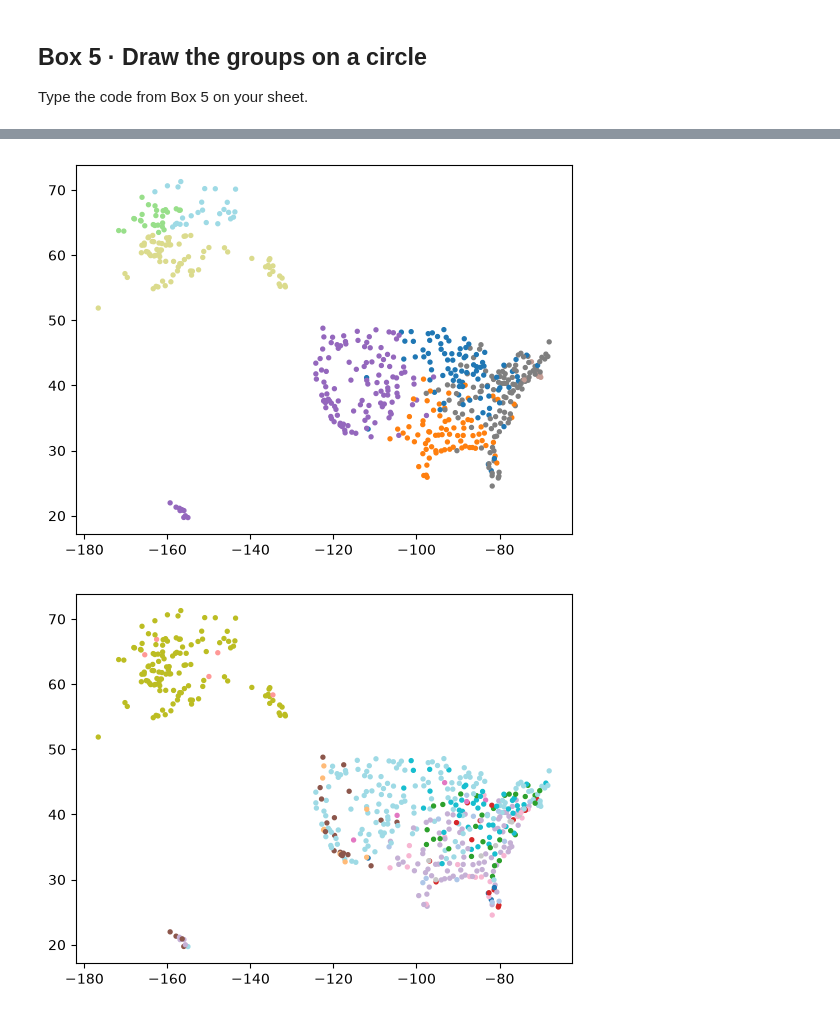
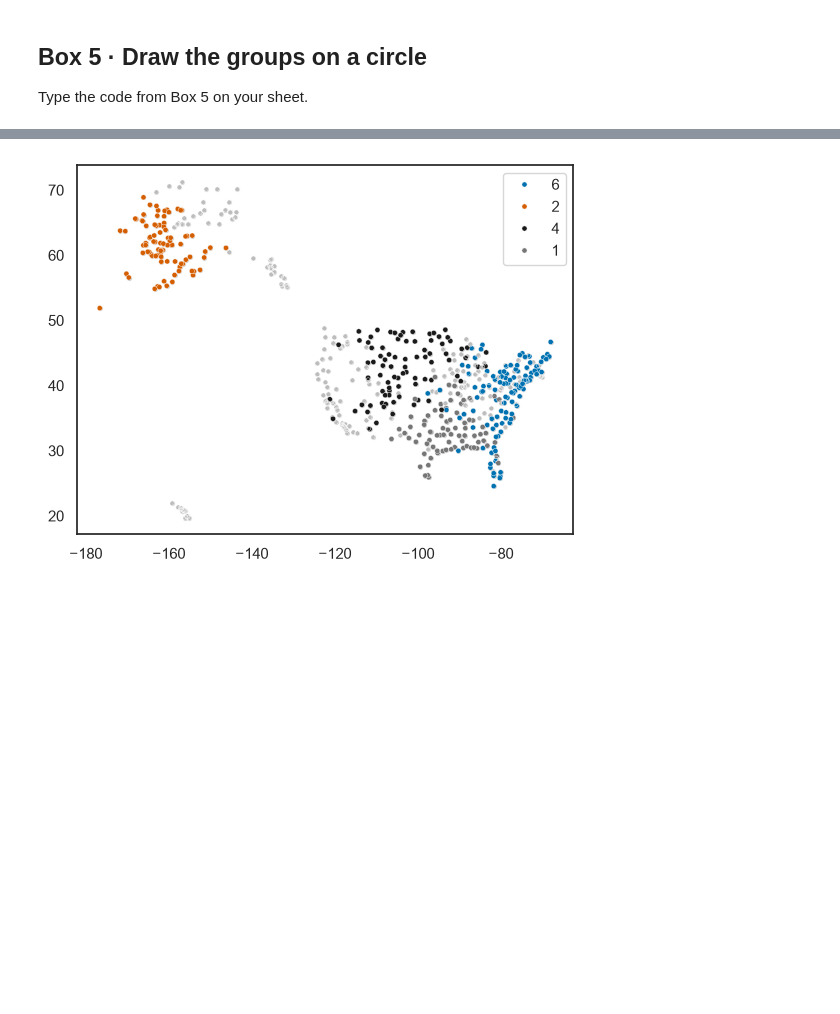
Before and after one commit to skojaku/adv-net-sci, a Jupyter notebook: lecture-note/m05-clustering/code-sheet/colab-lab-solutions.ipynb, the cells around one changed output, grey strips where cells are left out. Saved outputs shown, nothing was run; the diff lists cells and outputs as text; code cells hidden in the pictures; blank space fills up the shorter version.

```diff
--- a/lecture-note/m05-clustering/code-sheet/colab-lab-solutions.ipynb
+++ b/lecture-note/m05-clustering/code-sheet/colab-lab-solutions.ipynb
@@ -31,5 +31,15 @@ Press ▶ and wait for the ✓.
 import base64, json, zlib
 
 import igraph
+import seaborn as sns
+
+sns.set_theme(style="white")  # a plain white background for every picture
+
+# Colours and shapes for the groups, chosen by the course's figure rules: blue and
+# vermillion (they stay apart for colour-blind readers too), then two steps of ink; the
+# light grey is for "the rest". A shape goes with each colour, so that no group depends
+# on colour alone.
+palette = sns.color_palette(["#0072b2", "#d55e00", "#1a1a1a", "#767676", "#bdbdbd"])
+shapes = ["circle", "rectangle", "triangle-up", "diamond", "circle"]
 
 # The airport data travels inside this notebook, so nothing is downloaded.
@@ -119,15 +157,14 @@ Type the code from Box 6 on your sheet.
 
 *If you have time.*
 # %%
-result_air = g_air.community_leiden("modularity", n_iterations=-1)
-plt.scatter(lon, lat, c=result_air.membership, s=8, cmap="tab20")
+import seaborn as sns
+import pandas as pd
+members = g_air.community_leiden("modularity", n_iterations=-1).membership
+top = pd.Series(members).value_counts().index[:4]
+sns.scatterplot(x=lon, y=lat, color="#bdbdbd", s=14)
+sns.scatterplot(
+    x=lon, y=lat, hue=members, hue_order=top, palette=palette[:4], s=14
+)
 plt.show()
-g2 = gt.Graph(directed=False)
-g2.add_edge_list(g_air.get_edgelist())
-state2 = gt.minimize_blockmodel_dl(g2, state_args=dict(deg_corr=False))
-labels = np.unique(state2.get_blocks().a, return_inverse=True)[1]
-plt.scatter(lon, lat, c=labels, s=8, cmap="tab20")
-plt.show()
 # %% [output]
-[figure, old version]
+[figure, new version]
-[figure, removed]
```
Also changed, not shown: parts of 8 cells of this notebook, 10 other files.
